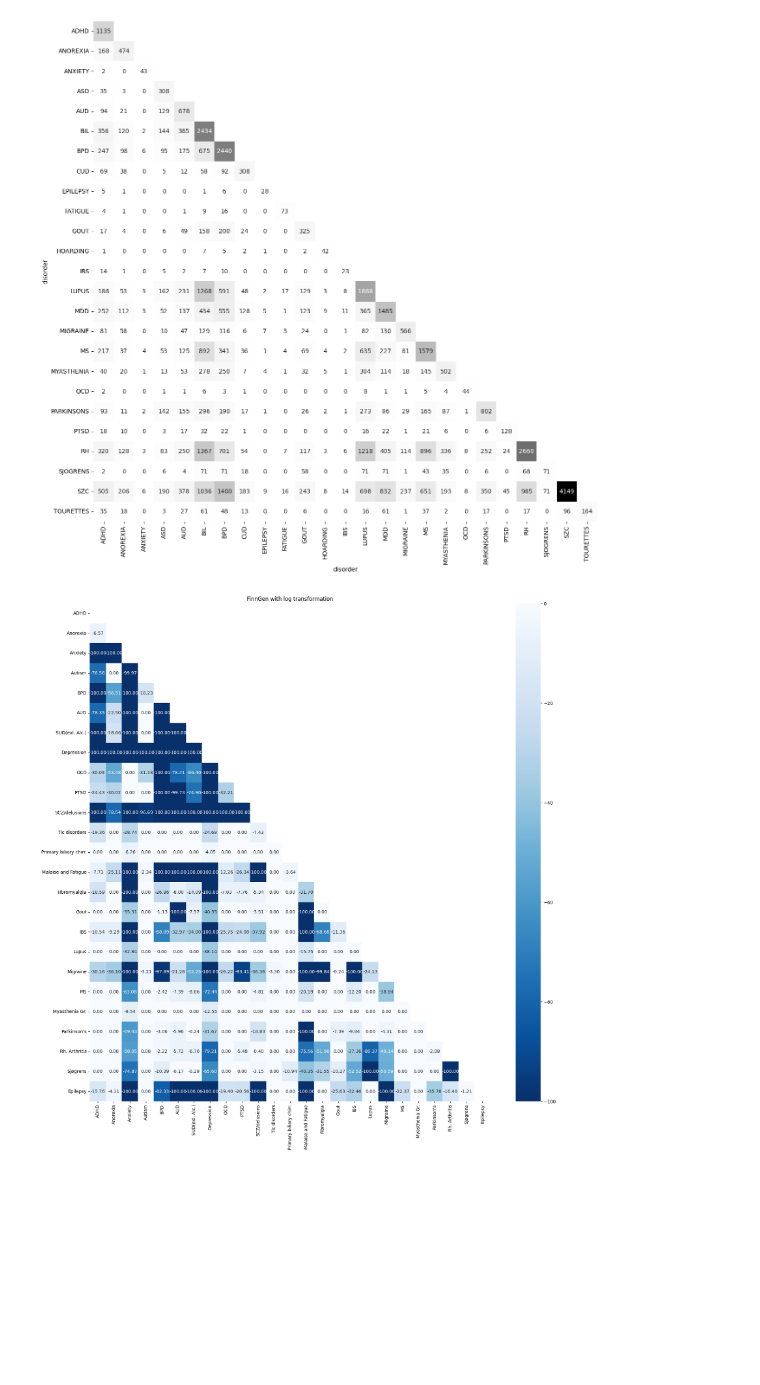
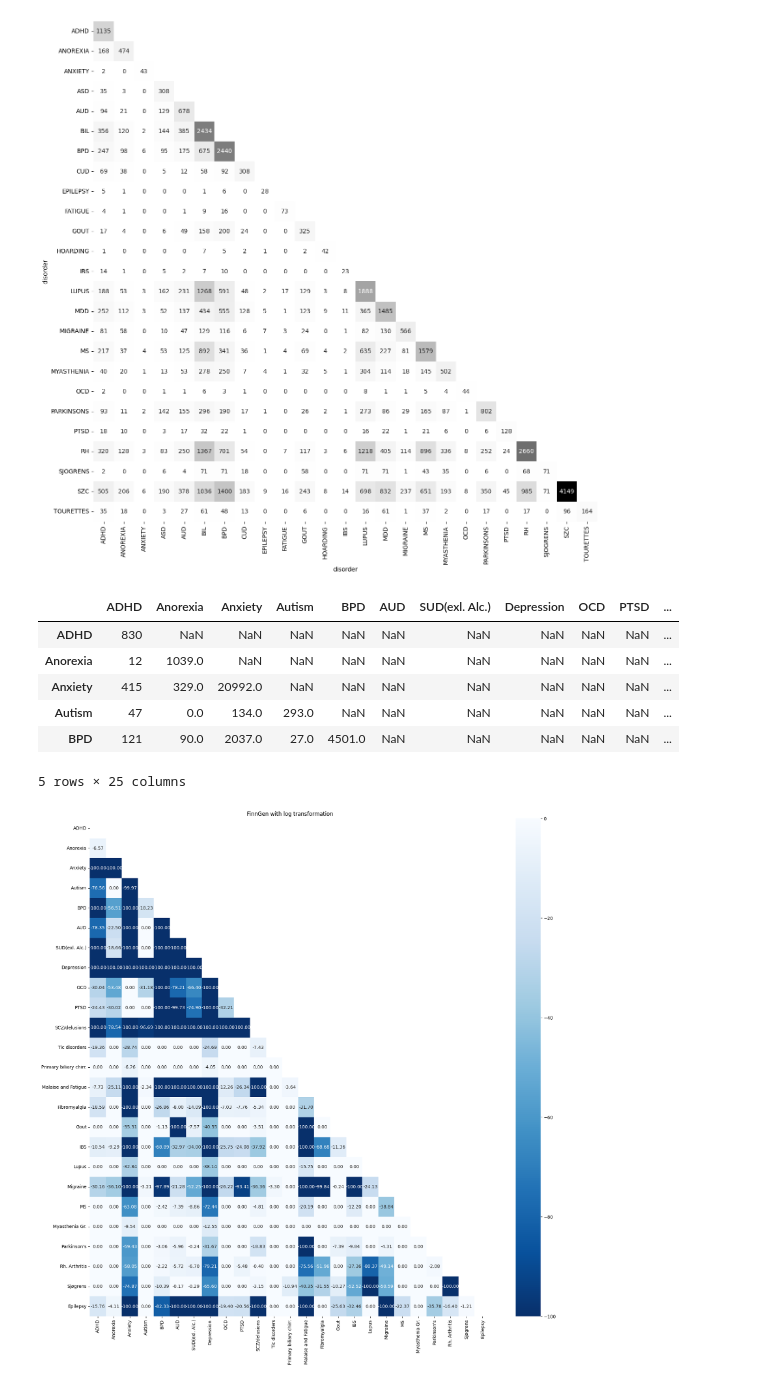
Before and after one commit to Aje026/Genetic-Overlap-in-Female-Biased-Disorders, a Jupyter notebook: FUMA_analysis.ipynb, the cells around one changed output. Cells and saved outputs as stored; diff of their text form; code cells hidden in the pictures; blank space fills up the shorter version.

```diff
--- a/FUMA_analysis.ipynb
+++ b/FUMA_analysis.ipynb
@@ -427,6 +424,16 @@ def make_random_binary_matrix(number_i, list_of_snps, number_of_snps):
     return random_binary_list
 # %%
 finngen = pd.read_csv('FinnGen/FinnGen_table_all_diseases.csv', sep=';', index_col=0)
+# %%
+finngen.head()
+# %% [output]
+|  | ADHD | Anorexia | Anxiety | Autism | BPD | AUD | SUD(exl. Alc.) | Depression | OCD | PTSD | ... |
+| ADHD | 830 | NaN | NaN | NaN | NaN | NaN | NaN | NaN | NaN | NaN | ... |
+| Anorexia | 12 | 1039.0 | NaN | NaN | NaN | NaN | NaN | NaN | NaN | NaN | ... |
+| Anxiety | 415 | 329.0 | 20992.0 | NaN | NaN | NaN | NaN | NaN | NaN | NaN | ... |
+| Autism | 47 | 0.0 | 134.0 | 293.0 | NaN | NaN | NaN | NaN | NaN | NaN | ... |
+| BPD | 121 | 90.0 | 2037.0 | 27.0 | 4501.0 | NaN | NaN | NaN | NaN | NaN | ... |
+5 rows × 25 columns
 # %%
 disorder_list = finngen.index.values.tolist()
 fin_matrix = finngen.to_numpy()
```
Also changed, not shown: parts of 8 cells of this notebook, 1 other file.
